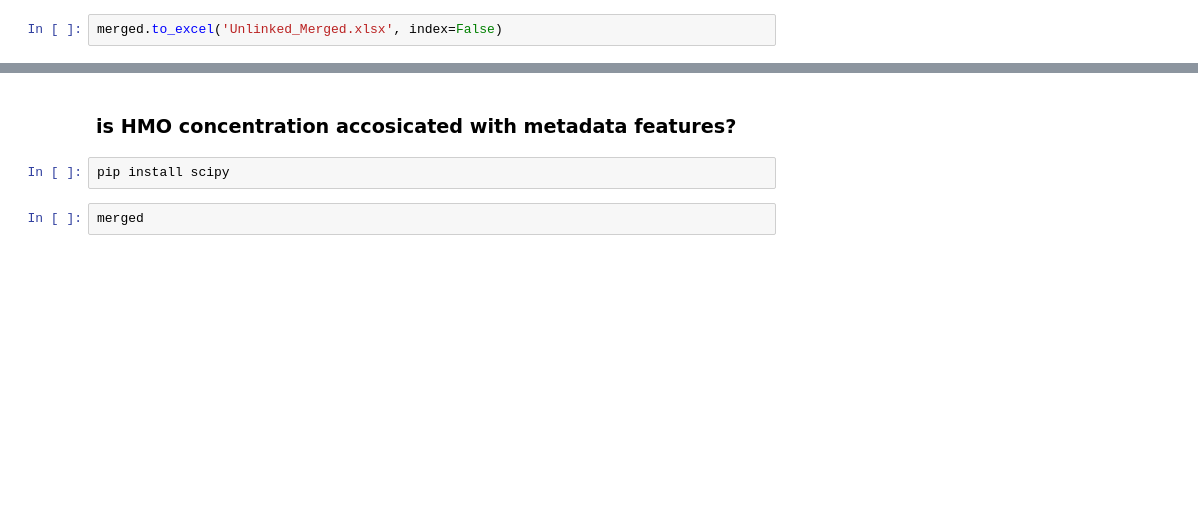
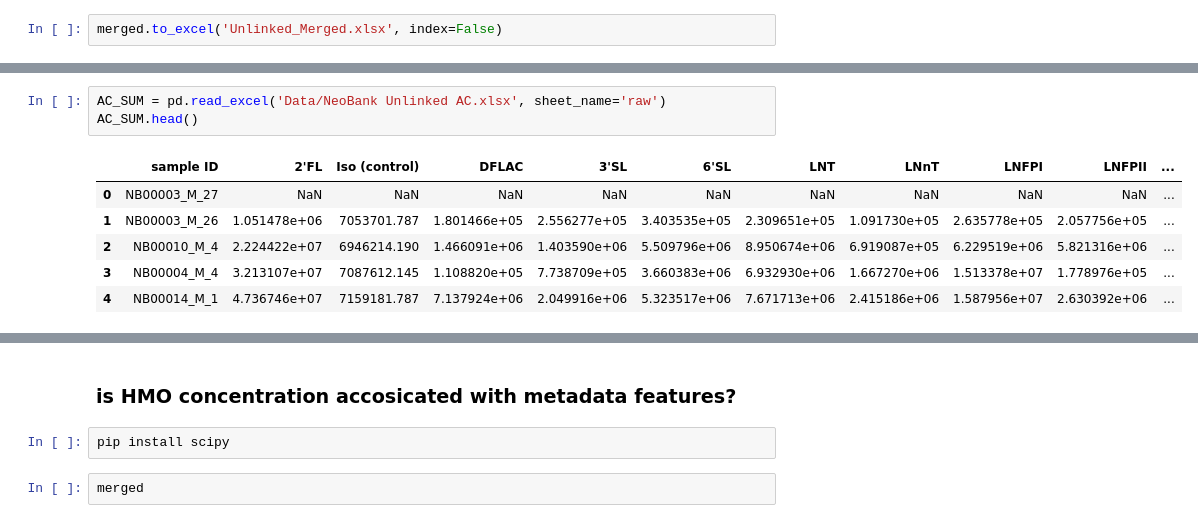
Before and after one commit to spann-pediatrics/NeoBank, a Jupyter notebook: unlinked.merge.ipynb, the cells around one changed output, grey strips where cells are left out. Drawn from its saved outputs; the diff is of its cells as text; blank space fills up the shorter version.

```diff
--- a/unlinked.merge.ipynb
+++ b/unlinked.merge.ipynb
@@ -341,0 +394,10 @@ merged.to_excel('Unlinked_Merged.xlsx', index=False)
+# %%
+AC_SUM = pd.read_excel('Data/NeoBank Unlinked AC.xlsx', sheet_name='raw')
+AC_SUM.head()
+# %% [output]
+|  | sample ID | 2'FL | Iso (control) | DFLAC | 3'SL | 6'SL | LNT | LNnT | LNFPI | LNFPII | ... |
+| 0 | NB00003_M_27 | NaN | NaN | NaN | NaN | NaN | NaN | NaN | NaN | NaN | ... |
+| 1 | NB00003_M_26 | 1.051478e+06 | 7053701.787 | 1.801466e+05 | 2.556277e+05 | 3.403535e+05 | 2.309651e+05 | 1.091730e+05 | 2.635778e+05 | 2.057756e+05 | ... |
+| 2 | NB00010_M_4 | 2.224422e+07 | 6946214.190 | 1.466091e+06 | 1.403590e+06 | 5.509796e+06 | 8.950674e+06 | 6.919087e+05 | 6.229519e+06 | 5.821316e+06 | ... |
+| 3 | NB00004_M_4 | 3.213107e+07 | 7087612.145 | 1.108820e+05 | 7.738709e+05 | 3.660383e+06 | 6.932930e+06 | 1.667270e+06 | 1.513378e+07 | 1.778976e+05 | ... |
+| 4 | NB00014_M_1 | 4.736746e+07 | 7159181.787 | 7.137924e+06 | 2.049916e+06 | 5.323517e+06 | 7.671713e+06 | 2.415186e+06 | 1.587956e+07 | 2.630392e+06 | ... |
```
Also changed, not shown: parts of 22 cells of this notebook, 6 other files.
